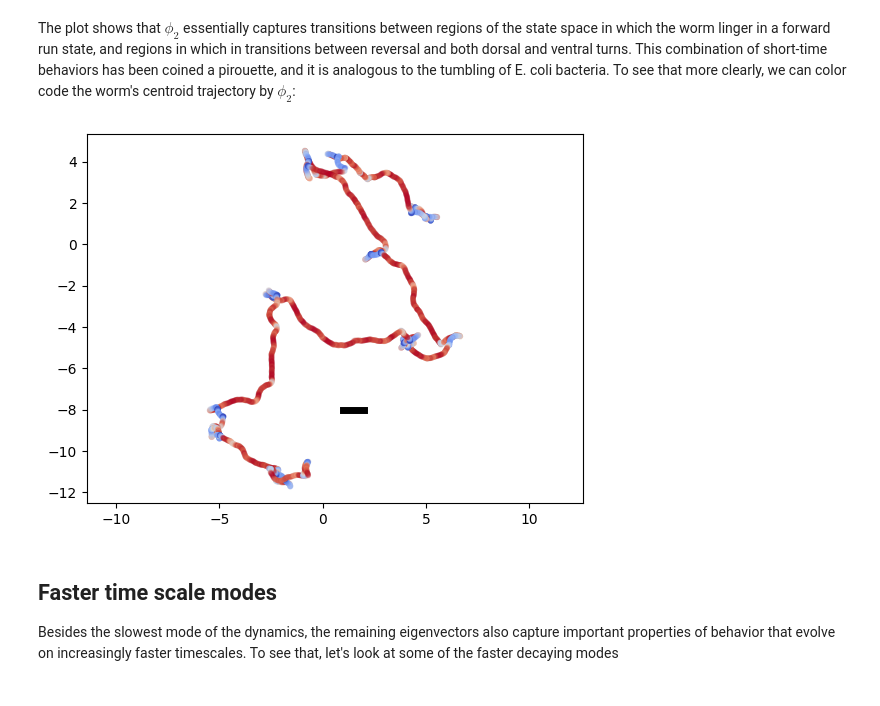
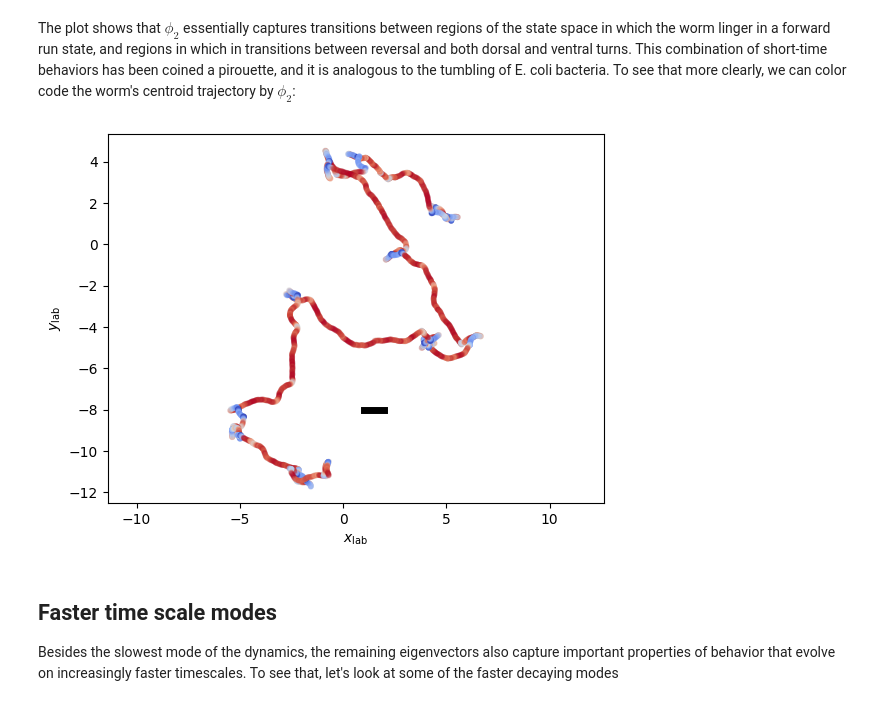
Before and after one commit to AntonioCCosta/DPG_PhysicsBehavior_2026, a Jupyter notebook: notebooks/notebook_4_worm.ipynb, the cells around one changed output. Cells and saved outputs as stored; diff of their text form; code cells hidden in the pictures.

```diff
--- a/notebooks/notebook_4_worm.ipynb
+++ b/notebooks/notebook_4_worm.ipynb
@@ -341,17 +363,20 @@ The plot shows that $\phi_2$ essentially captures transitions between regions of
 # %%
 vmin,vmax=np.percentile(phis_traj[:,0].compressed(),2.5),np.percentile(phis_traj[:,0].compressed(),97.5)
 
 len_w = len(tseries_w[0])
 kw=8
 t0 = int(5*frameRate*60)
 tf=int(15*frameRate*60)
 plt.scatter(wormCM[kw][t0:tf,0],wormCM[kw][t0:tf,1],c=phis_traj[kw*len_w:(kw+1)*len_w,0][t0:tf],s=10,alpha=.1,
             cmap=color_map_phi2,norm=TwoSlopeNorm(0,vmin=vmin,vmax=vmax))
 plt.axis('equal')
 plt.plot([1,2],[-8,-8],c='k',lw=5)
+plt.xlabel(r'$x_\text{lab}$')
+plt.ylabel(r'$y_\text{lab}$')
+
 plt.show()
 # %% [output]
-[figure, old version]
+[figure, new version]
 # %% [markdown]
 ## Faster time scale modes
 
```
Also changed, not shown: parts of 12 cells of this notebook.
